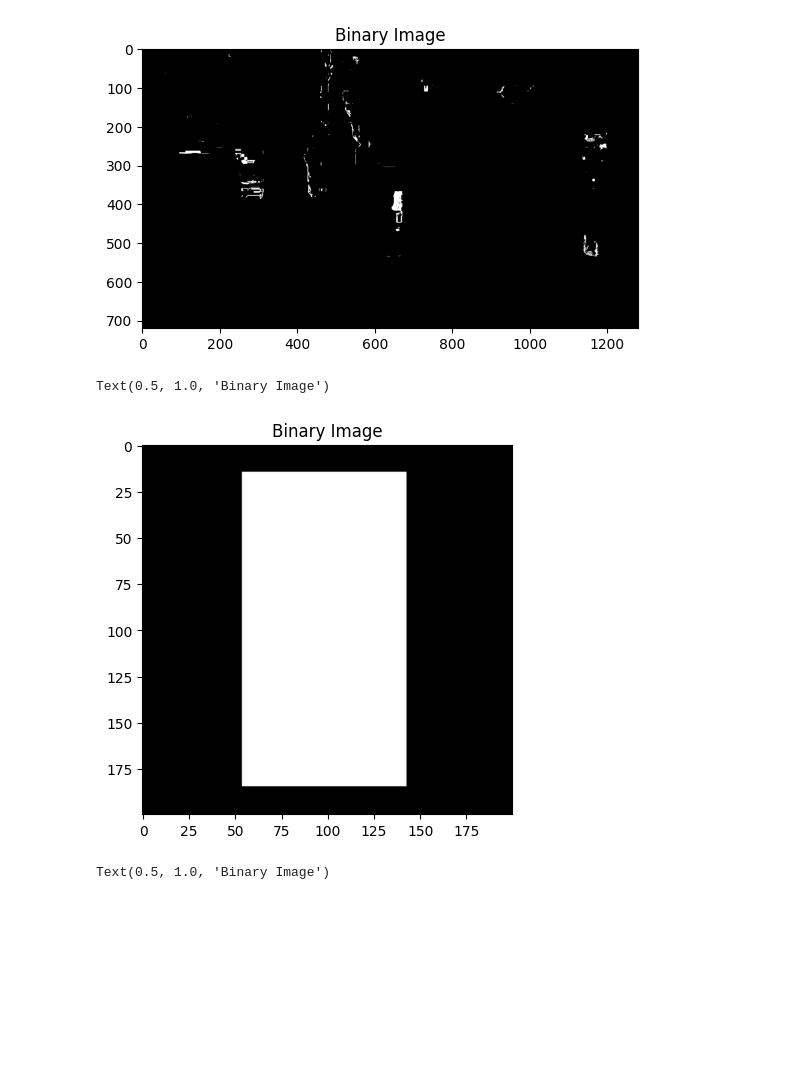
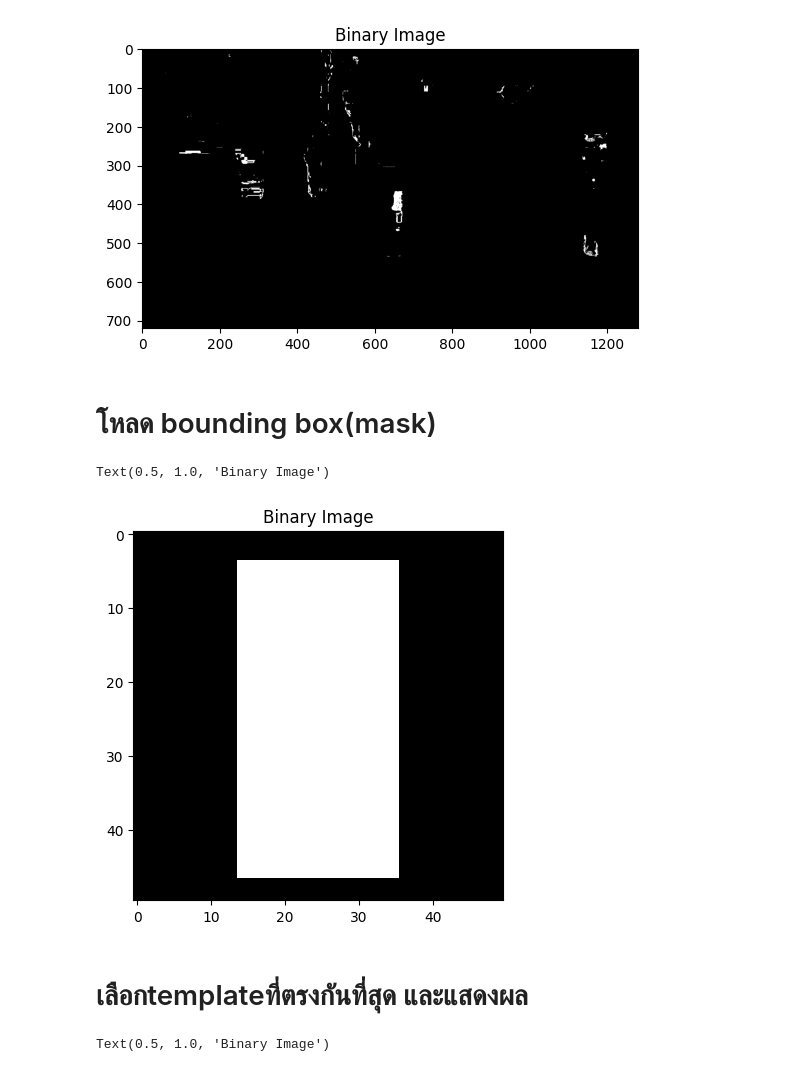
Before and after one commit to Klong1212/Robotmaster, a Jupyter notebook: find_coke/cv_image_process.ipynb, the cells around one changed output. Cells and saved outputs as stored; diff of their text form; code cells hidden in the pictures; blank space fills up the shorter version.

```diff
--- a/find_coke/cv_image_process.ipynb
+++ b/find_coke/cv_image_process.ipynb
@@ -44,28 +26,32 @@ plt.title('Binary Image')
 # %% [output]
 Text(0.5, 1.0, 'Binary Image')
 [figure]
+# %% [markdown]
+# โหลด bounding box(mask)
 # %%
-templat1=cv2.imread("bounding_box_1.jpg")
-template_hsv=cv2.cvtColor(templat1,cv2.COLOR_BGR2HSV)
-template_h,template_s,template_v_1=cv2.split(template_hsv)
-template_binary1 = (template_v_1 > 100)
-plt.imshow(template_binary1, cmap='gray')
-plt.title('Binary Image')
+templat1=cv2.imread("bounding_box_1.jpg") #โหลดภาพ
+template_hsv=cv2.cvtColor(templat1,cv2.COLOR_BGR2HSV) #แปลงเป็นHSV
+template_h,template_s,template_v_1=cv2.split(template_hsv) #แยกHSV เป็น hue saturation value
+template_binary1 = (template_v_1 > 100) #สร้างmask
+plt.imshow(template_binary1, cmap='gray') #แสดงgrayscale
+plt.title('Binary Image') #แสดงผล
 
-templat2=cv2.imread("bounding_box_2.jpg")
-template_hsv=cv2.cvtColor(templat2,cv2.COLOR_BGR2HSV)
-template_h,template_s,template_v_2=cv2.split(template_hsv)
-template_binary2 = (template_v_2 > 100)
-plt.imshow(template_binary2, cmap='gray')
-plt.title('Binary Image')
+templat2=cv2.imread("bounding_box_2.jpg") #โหลดภาพ
+template_hsv=cv2.cvtColor(templat2,cv2.COLOR_BGR2HSV) #แปลงเป็นHSV
+template_h,template_s,template_v_2=cv2.split(template_hsv) #แยกHSV เป็น hue saturation value
+template_binary2 = (template_v_2 > 100) #สร้างmask
+plt.imshow(template_binary2, cmap='gray') #แสดงgrayscale
+plt.title('Binary Image') #แสดงผล
 
-templat3=cv2.imread("bounding_box_3.jpg")
-template_hsv=cv2.cvtColor(templat3,cv2.COLOR_BGR2HSV)
-template_h,template_s,template_v_3=cv2.split(template_hsv)
-template_binary3 = (template_v_3 > 100)
-plt.imshow(template_binary1, cmap='gray')
-plt.title('Binary Image')
+templat3=cv2.imread("bounding_box_3.jpg") #โหลดภาพ
+template_hsv=cv2.cvtColor(templat3,cv2.COLOR_BGR2HSV) #แปลงเป็นHSV
+template_h,template_s,template_v_3=cv2.split(template_hsv) #แยกHSV เป็น hue saturation value
+template_binary3 = (template_v_3 > 100) #สร้างmask
+plt.imshow(template_binary3, cmap='gray') #แสดงgrayscale
+plt.title('Binary Image') #แสดงผล
 # %% [output]
 Text(0.5, 1.0, 'Binary Image')
-[figure, old version]
+[figure, new version]
+# %% [markdown]
+# เลือกtemplateที่ตรงกันที่สุด และแสดงผล
 # %%
```
Also changed, not shown: parts of 10 cells of this notebook.
